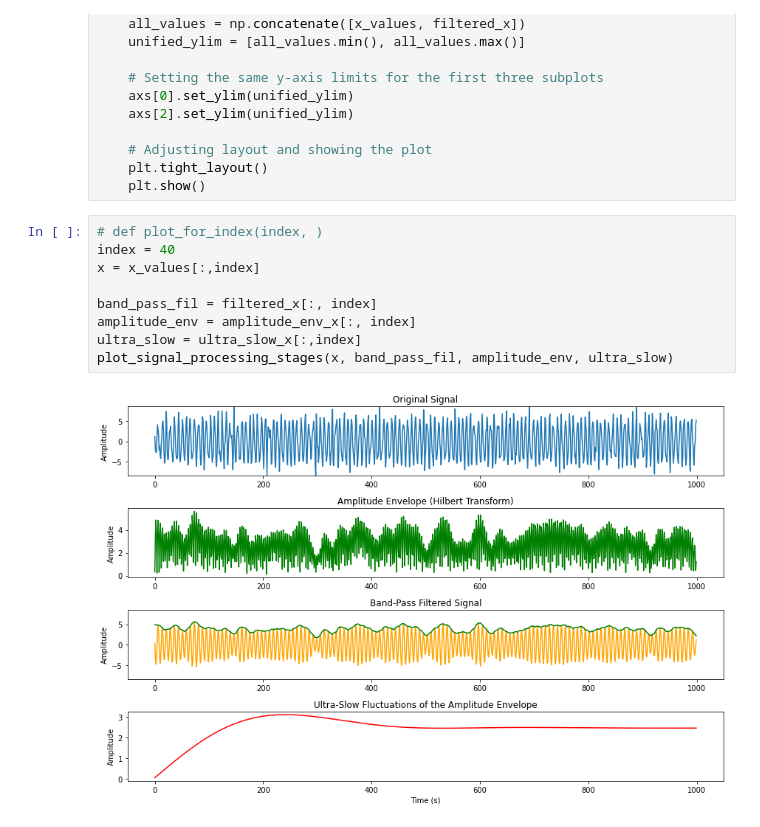
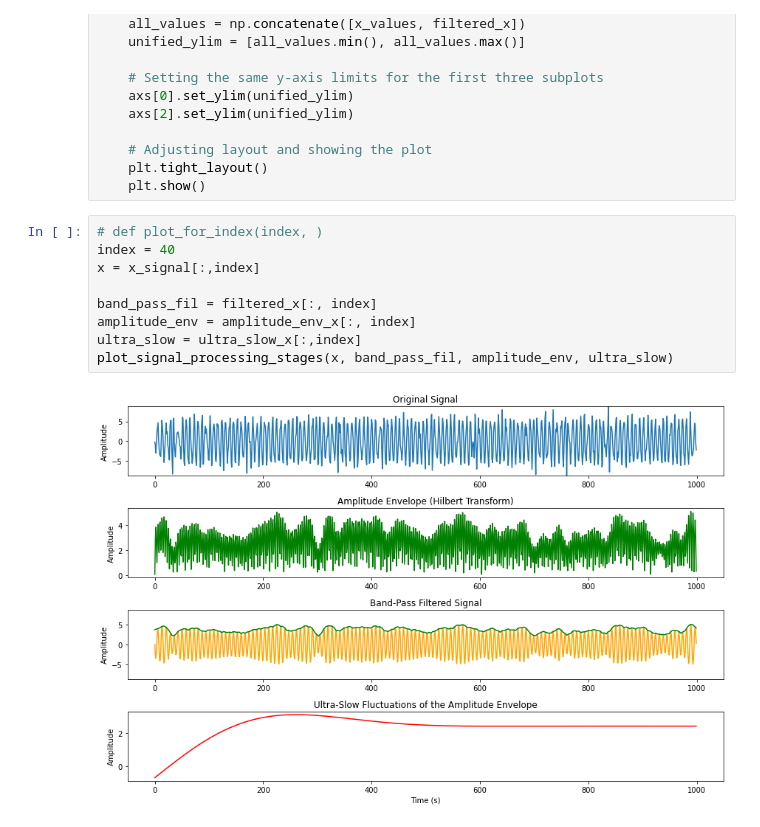
Before and after one commit to shayan823/Deco-Group-1A, a Jupyter notebook: PythonNotebooks/signal_processing.ipynb, the cells around one changed output. Drawn from its saved outputs; the diff is of its cells as text.

```diff
--- a/PythonNotebooks/signal_processing.ipynb
+++ b/PythonNotebooks/signal_processing.ipynb
@@ -134,11 +135,11 @@ def plot_signal_processing_stages(x_values, filtered_x, amplitude_env_x, ultra_s
 # %%
 # def plot_for_index(index, )
 index = 40
-x = x_values[:,index]
+x = x_signal[:,index]
 
 band_pass_fil = filtered_x[:, index]
 amplitude_env = amplitude_env_x[:, index]
 ultra_slow = ultra_slow_x[:,index]
 plot_signal_processing_stages(x, band_pass_fil, amplitude_env, ultra_slow)
 # %% [output]
-[figure, old version]
+[figure, new version]
```
Also changed, not shown: parts of 11 cells of this notebook, 1 other file.
